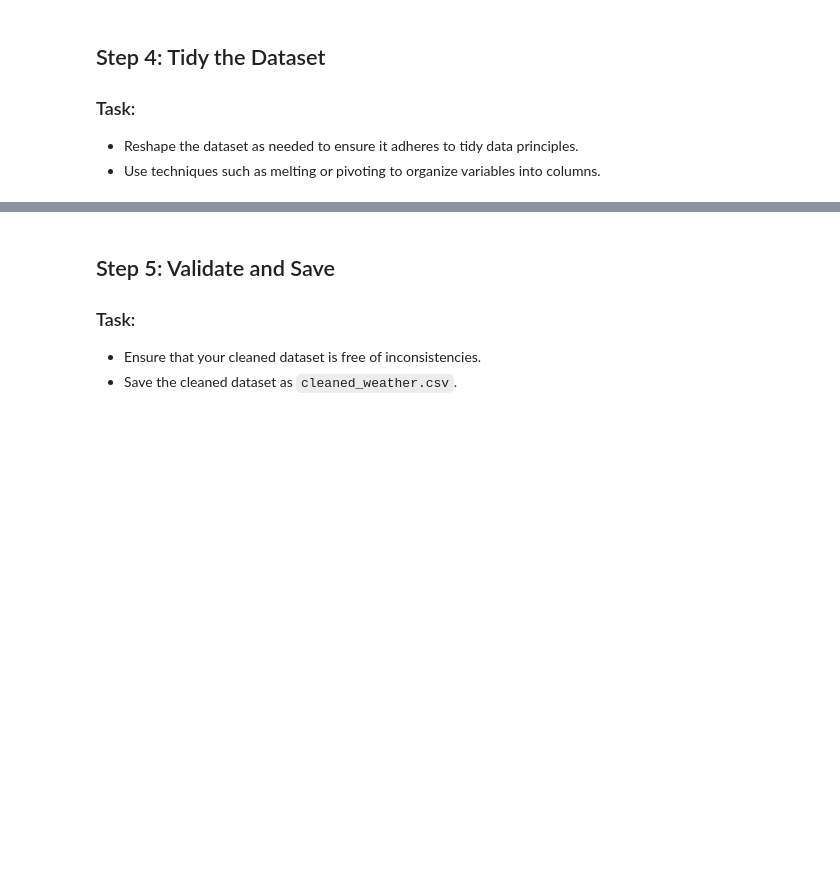
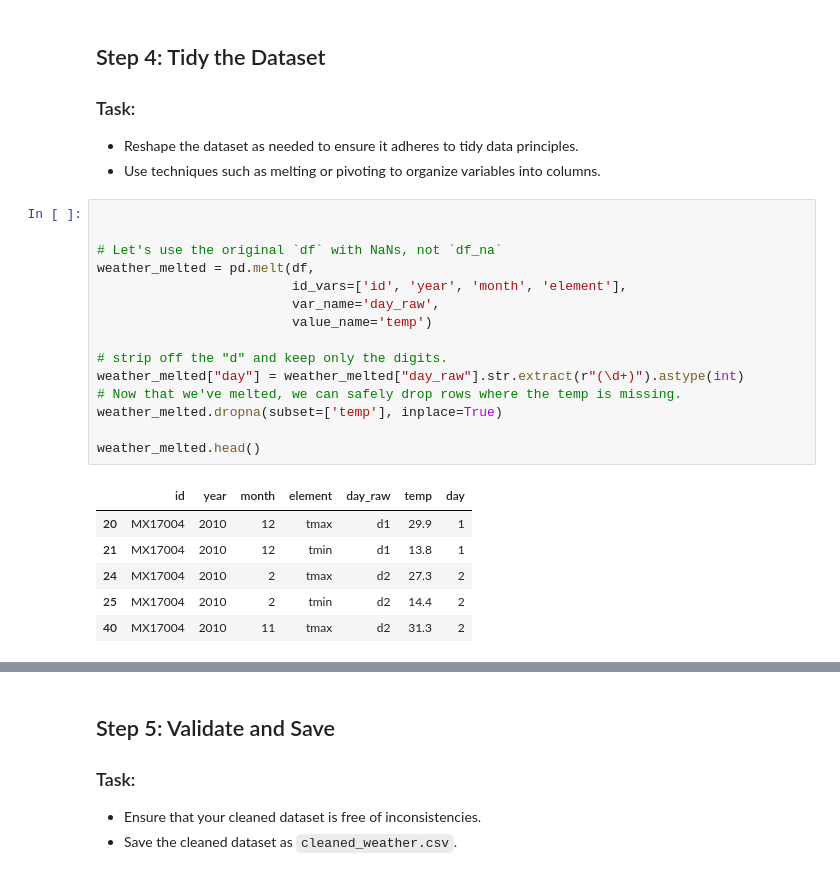
Before and after one commit to chandlershortlidge/lab-weather-data-cleaning, a Jupyter notebook: your-code/main.ipynb, the cells around one changed output, grey strips where cells are left out. Saved outputs shown, nothing was run; the diff lists cells and outputs as text; blank space fills up the shorter version.

```diff
--- a/your-code/main.ipynb
+++ b/your-code/main.ipynb
@@ -88,3 +136,25 @@ df_na.head()
 ### Task:
 - Reshape the dataset as needed to ensure it adheres to tidy data principles.
 - Use techniques such as melting or pivoting to organize variables into columns.
+# %%
+
+
+# Let's use the original `df` with NaNs, not `df_na`
+weather_melted = pd.melt(df,
+                         id_vars=['id', 'year', 'month', 'element'],
+                         var_name='day_raw',
+                         value_name='temp')
+
+# strip off the "d" and keep only the digits.
+weather_melted["day"] = weather_melted["day_raw"].str.extract(r"(\d+)").astype(int)
+# Now that we've melted, we can safely drop rows where the temp is missing.
+weather_melted.dropna(subset=['temp'], inplace=True)
+
+weather_melted.head()
+# %% [output]
+|  | id | year | month | element | day_raw | temp | day |
+| 20 | MX17004 | 2010 | 12 | tmax | d1 | 29.9 | 1 |
+| 21 | MX17004 | 2010 | 12 | tmin | d1 | 13.8 | 1 |
+| 24 | MX17004 | 2010 | 2 | tmax | d2 | 27.3 | 2 |
+| 25 | MX17004 | 2010 | 2 | tmin | d2 | 14.4 | 2 |
+| 40 | MX17004 | 2010 | 11 | tmax | d2 | 31.3 | 2 |
```
Also changed, not shown: parts of 7 cells of this notebook, 1 other file.
